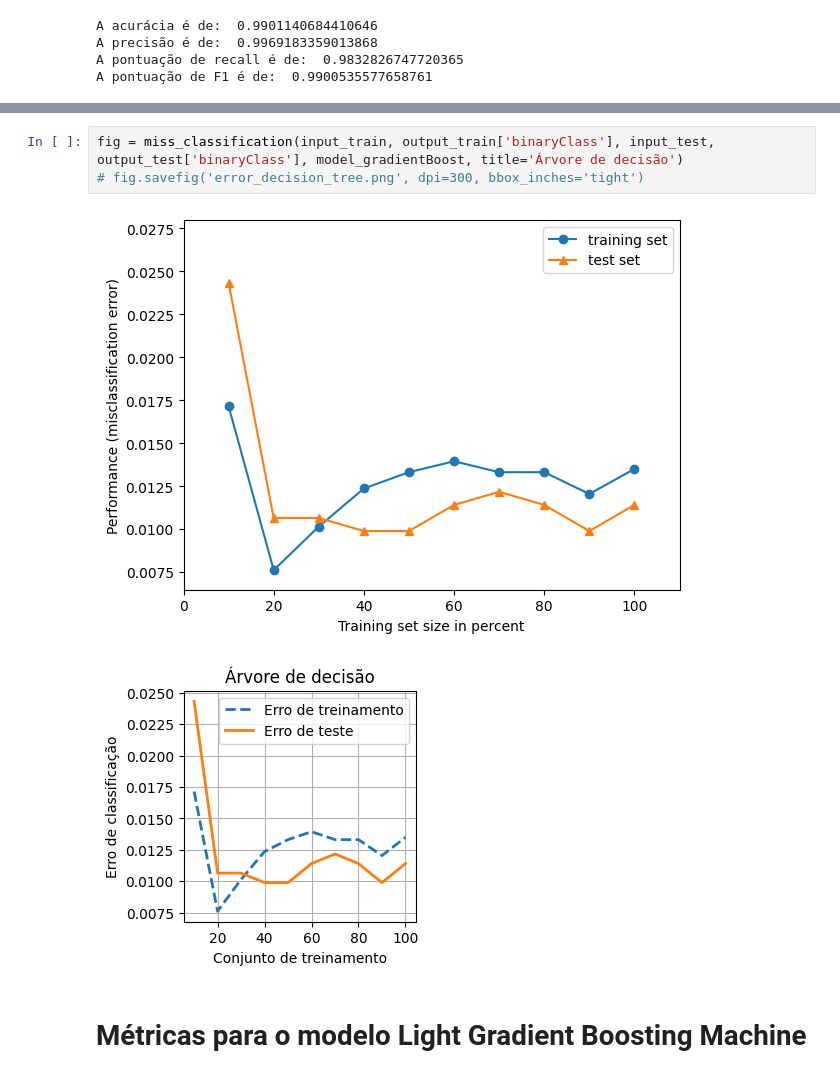
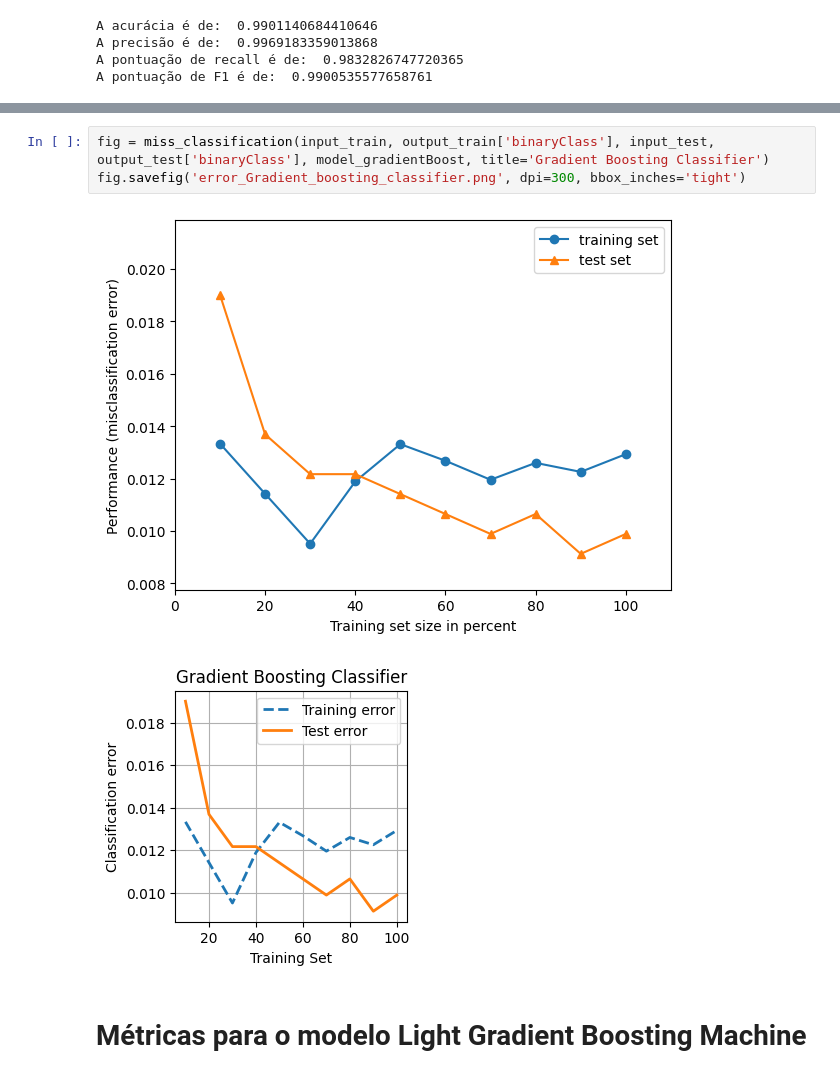
Before and after one commit to cilab-ufersa/thyroid_disease_AI, a Jupyter notebook: thyroid_disease_AI/notebooks/models_nb.ipynb, the cells around one changed output, grey strips where cells are left out. Cells and saved outputs as stored; diff of their text form.

```diff
--- a/thyroid_disease_AI/notebooks/models_nb.ipynb
+++ b/thyroid_disease_AI/notebooks/models_nb.ipynb
@@ -107,9 +109,9 @@ fig = plot_confusion_matrix(output_test, output_model_gradientBoost, model=model
 # %%
-fig = miss_classification(input_train, output_train['binaryClass'], input_test, output_test['binaryClass'], model_gradientBoost, title='Árvore de decisão')
-# fig.savefig('error_decision_tree.png', dpi=300, bbox_inches='tight')
+fig = miss_classification(input_train, output_train['binaryClass'], input_test, output_test['binaryClass'], model_gradientBoost, title='Gradient Boosting Classifier')
+fig.savefig('error_Gradient_boosting_classifier.png', dpi=300, bbox_inches='tight')
 # %% [output]
-[figure, old version]
+[figure, new version]
-[figure, old version]
+[figure, new version]
 # %% [markdown]
 # Métricas para o modelo Light Gradient Boosting Machine
 # %%
```
Also changed, not shown: parts of 14 cells of this notebook, 1 other file.
